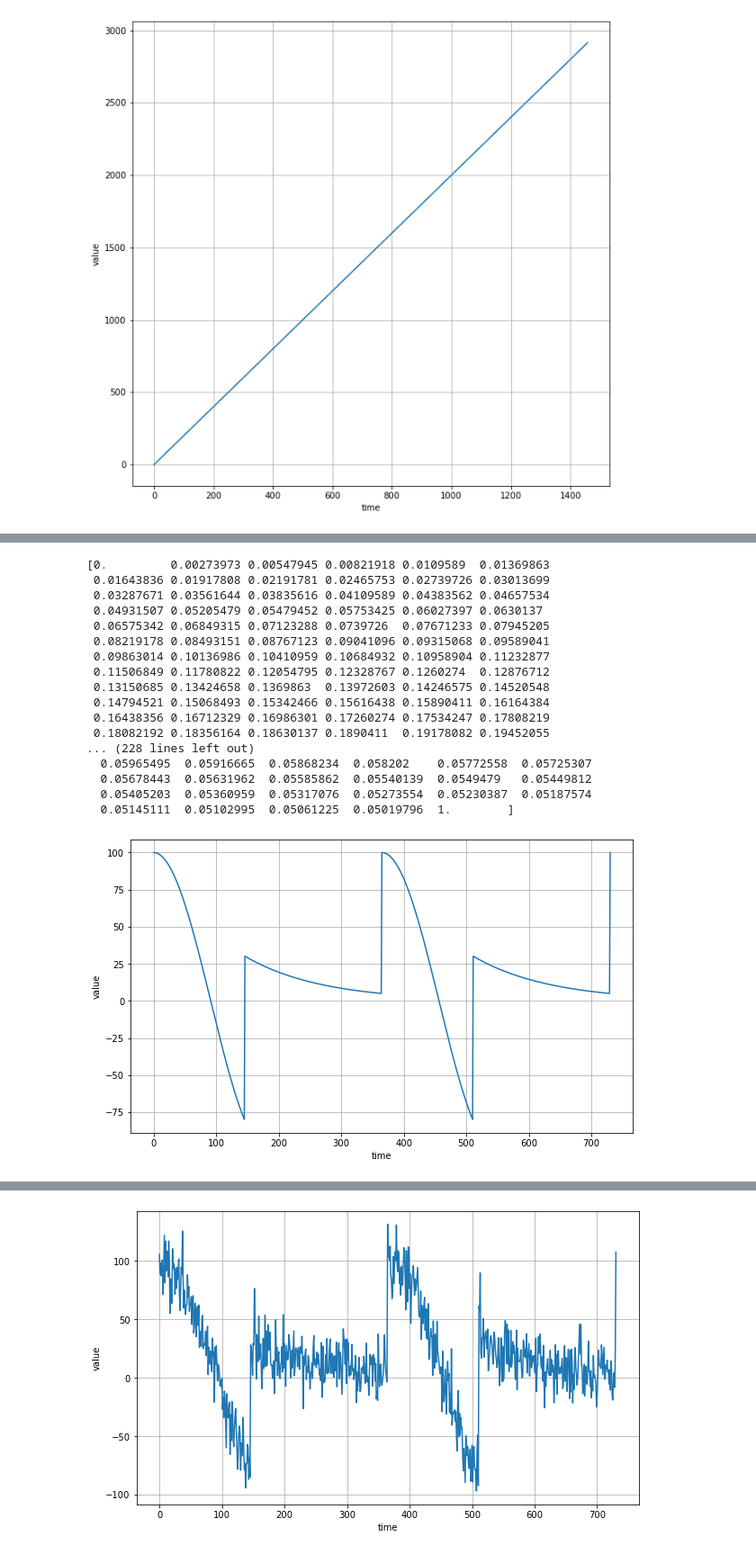
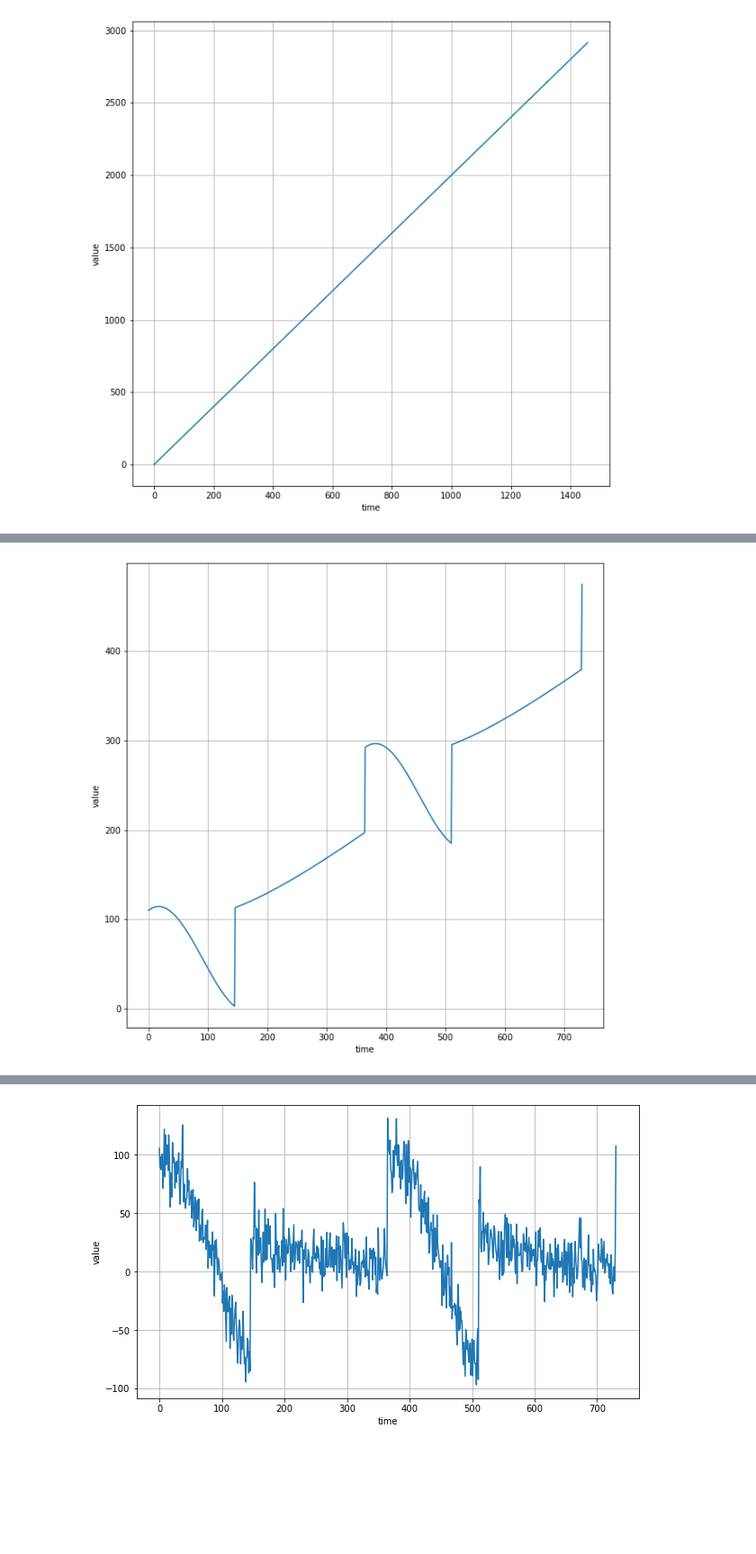
Before and after one commit to mozillah/Tensorflow-Practice, a Jupyter notebook: 4. Sequences, Time Series and Prediction/S+P Week 1 - Lesson 1 - Notebook.ipynb, the cells around one changed output, grey strips where cells are left out. Shown at 90% size. Saved outputs shown, nothing was run; the diff lists cells and outputs as text; code cells hidden in the pictures; blank space fills up the shorter version.

```diff
--- a/4. Sequences, Time Series and Prediction/S+P Week 1 - Lesson 1 - Notebook.ipynb
+++ b/4. Sequences, Time Series and Prediction/S+P Week 1 - Lesson 1 - Notebook.ipynb
@@ -54,18 +31,6 @@ series=trend(time,2)
 plot_series(time,series)
 # %% [output]
 [figure]
-# %%
-# General function to plot X-Y values:
-def plot_series(time, series):
-    plt.figure(figsize=(10, 6))
-    plt.plot(time, series)
-    plt.xlabel("time")
-    plt.ylabel("value")
-    plt.grid(True)
-    plt.show()
-# %%
-def trend(time, slope=0):
-    return slope * time
 # %%
 time = np.arange(2 * 365 + 1)
 baseline = 10
@@ -111,27 +58,10 @@ print(((time+ phase)%365)/365)
 # %%
 # baseline = 5
 amplitude = 100
-series = seasonality(time, period=365, amplitude=amplitude)
+series = baseline + trend(time,slope=0.5)+ seasonality(time, period=365, amplitude=amplitude)
 plot_series(time, series)
 # %% [output]
-[0.         0.00273973 0.00547945 0.00821918 0.0109589  0.01369863
- 0.01643836 0.01917808 0.02191781 0.02465753 0.02739726 0.03013699
- 0.03287671 0.03561644 0.03835616 0.04109589 0.04383562 0.04657534
- 0.04931507 0.05205479 0.05479452 0.05753425 0.06027397 0.0630137
- 0.06575342 0.06849315 0.07123288 0.0739726  0.07671233 0.07945205
- 0.08219178 0.08493151 0.08767123 0.09041096 0.09315068 0.09589041
- 0.09863014 0.10136986 0.10410959 0.10684932 0.10958904 0.11232877
- 0.11506849 0.11780822 0.12054795 0.12328767 0.1260274  0.12876712
- 0.13150685 0.13424658 0.1369863  0.13972603 0.14246575 0.14520548
- 0.14794521 0.15068493 0.15342466 0.15616438 0.15890411 0.16164384
- 0.16438356 0.16712329 0.16986301 0.17260274 0.17534247 0.17808219
- 0.18082192 0.18356164 0.18630137 0.1890411  0.19178082 0.19452055
-... (228 lines left out)
-  0.05965495  0.05916665  0.05868234  0.058202    0.05772558  0.05725307
-  0.05678443  0.05631962  0.05585862  0.05540139  0.0549479   0.05449812
-  0.05405203  0.05360959  0.05317076  0.05273554  0.05230387  0.05187574
-  0.05145111  0.05102995  0.05061225  0.05019796  1.        ]
-[figure, old version]
+[figure, new version]
 # %%
 slope = 0.05
 series = baseline + trend(time, slope) + seasonality(time, period=365, amplitude=amplitude)
```
Also changed, not shown: parts of 25 cells of this notebook, 3 other files.
